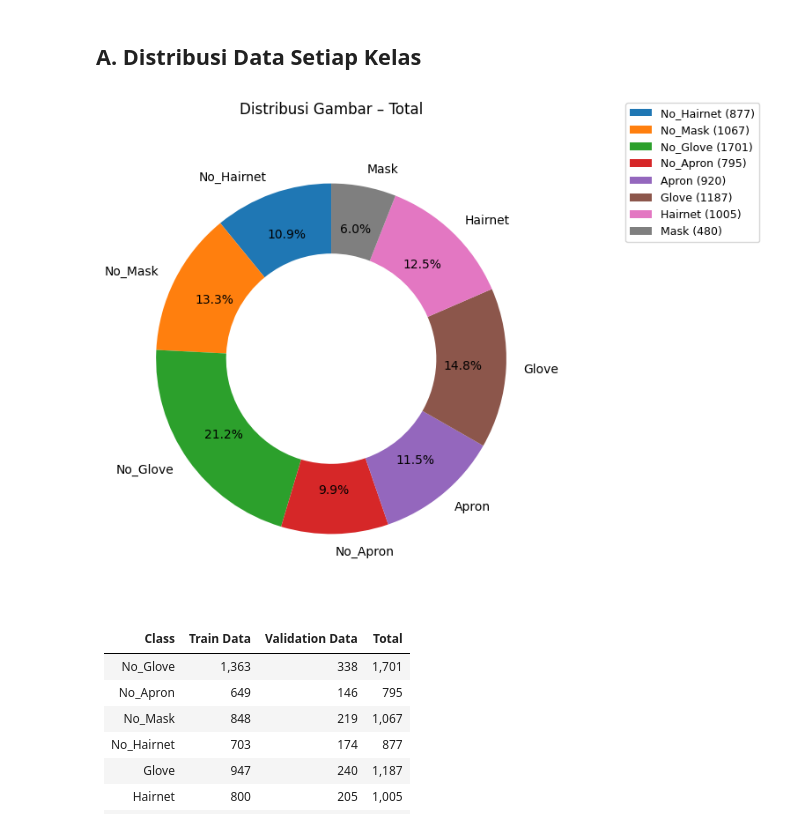
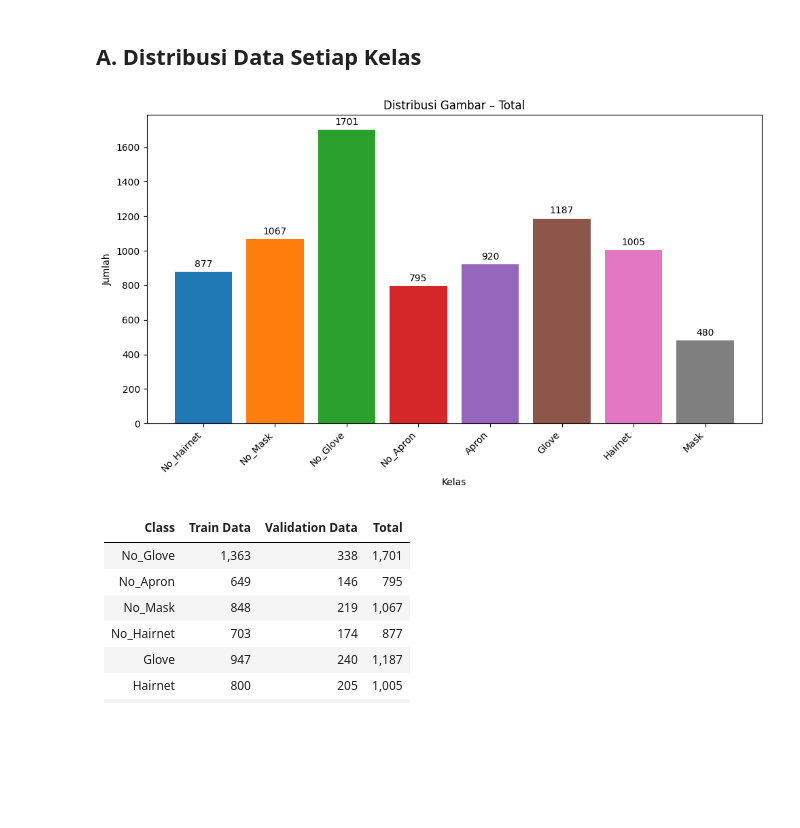
Before and after one commit to putrafisabilal/FP_Tim_03, a Jupyter notebook: FP_03_EDA.ipynb, the cells around one changed output. Cells and saved outputs as stored; diff of their text form; code cells hidden in the pictures; blank space fills up the shorter version.

```diff
--- a/FP_03_EDA.ipynb
+++ b/FP_03_EDA.ipynb
@@ -105,57 +112,51 @@ total_counter = Counter()
 
 # Hanya ambil data Total dari labels
 for name, path in labels.items():
     counter = Counter()
     for fname in os.listdir(path):
         if not fname.endswith(".txt"):
             continue
         with open(os.path.join(path, fname), 'r', encoding='utf-8', errors='ignore') as f:
             for line in f:
                 if line.strip():
                     class_id = int(line.strip().split()[0])
                     counter[class_id] += 1
                     total_counter[class_id] += 1
     results[name] = counter
 
 # Tambahkan data Total ke hasil
 results["Total"] = total_counter
 
-# ----- Plot hanya Total -----
+# ----- Plot Bar Chart untuk Total -----
 counter = results["Total"]
 labels = [class_names[i] for i in counter.keys()]
 values = list(counter.values())
-legend_labels = [f"{l} ({v})" for l, v in zip(labels, values)]
 
-fig, ax = plt.subplots(figsize=(7, 7))
+fig, ax = plt.subplots(figsize=(10, 6))
 
-wedges, _, _ = ax.pie(
-    values,
-    startangle=90,
-    colors=colors,
-    labels=labels,
-    autopct='%1.1f%%',
-    pctdistance=0.75,
-    wedgeprops=dict(width=0.4)
-)
+# Buat bar chart
+bars = ax.bar(labels, values, color=colors)
 
 ax.set_title("Distribusi Gambar – Total")
-ax.axis('equal')         # pie tetap bulat
+ax.set_ylabel("Jumlah")
+ax.set_xlabel("Kelas")
 
-# Beri ruang di sisi kanan untuk legend
-plt.subplots_adjust(right=0.75)
+# Rotasi label x-axis jika perlu
+plt.xticks(rotation=45, ha='right')
 
-# Legend betul‑betul di pojok kanan‑atas luar chart
-ax.legend(
-    wedges,
-    legend_labels,
-    loc="upper left",      # titik referensi legend box
-    bbox_to_anchor=(1.25, 1.05),  # (x>1 → ke kanan, y>1 → sedikit ke atas)
-    fontsize=9
-)
+# Tambahkan nilai di atas setiap bar
+for bar in bars:
+    height = bar.get_height()
+    ax.annotate(f'{height}',
+                xy=(bar.get_x() + bar.get_width() / 2, height),
+                xytext=(0, 3),  # 3 points vertical offset
+                textcoords="offset points",
+                ha='center', va='bottom')
 
+plt.tight_layout()  # Agar label tidak terpotong
 plt.show()
 # %% [output]
-[figure, old version]
+[figure, new version]
 # %% [markdown]
 | **Class**   | **Train Data** | **Validation Data** | **Total** |
 | ----------- | -------------- | ------------------- | --------- |
```
Also changed, not shown: parts of 11 cells of this notebook, 2 other files.
